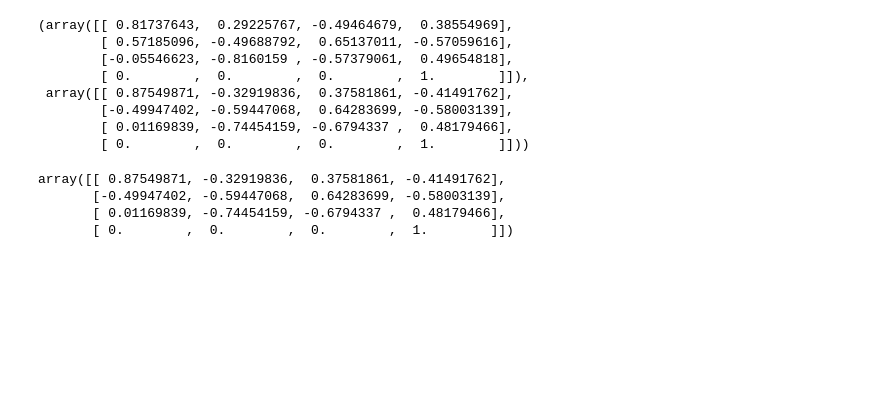
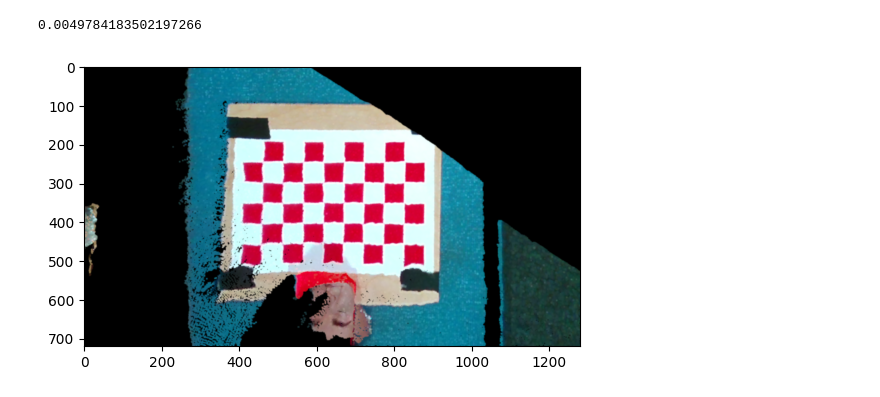
Before and after one commit to Image-X-Institute/SpyGRT, a Jupyter notebook: Dev_test/DualCamera_Testing.ipynb, the cells around one changed output. Saved outputs shown, nothing was run; the diff lists cells and outputs as text; code cells hidden in the pictures; blank space fills up the shorter version.

```diff
--- a/Dev_test/DualCamera_Testing.ipynb
+++ b/Dev_test/DualCamera_Testing.ipynb
@@ -54,0 +77,2 @@ calibs[1].align_to_board(cal2 = calibs[0])
+# %%
+d.load_calibration(calfile)
@@ -55,22 +88,3 @@ calibs[1].align_to_board(cal2 = calibs[0])
 # %%
 for cal in calibs:
     cal.write_cal()
-# %%
-d.load_calibration()
-# %% [output]
-(array([[ 0.81737643,  0.29225767, -0.49464679,  0.38554969],
-        [ 0.57185096, -0.49688792,  0.65137011, -0.57059616],
-        [-0.05546623, -0.8160159 , -0.57379061,  0.49654818],
-        [ 0.        ,  0.        ,  0.        ,  1.        ]]),
- array([[ 0.87549871, -0.32919836,  0.37581861, -0.41491762],
-        [-0.49947402, -0.59447068,  0.64283699, -0.58003139],
-        [ 0.01169839, -0.74454159, -0.6794337 ,  0.48179466],
-        [ 0.        ,  0.        ,  0.        ,  1.        ]]))
-# %%
-d.stream1.load_calibration()
-d.stream2.load_calibration()
-# %% [output]
-array([[ 0.87549871, -0.32919836,  0.37581861, -0.41491762],
-       [-0.49947402, -0.59447068,  0.64283699, -0.58003139],
-       [ 0.01169839, -0.74454159, -0.6794337 ,  0.48179466],
-       [ 0.        ,  0.        ,  0.        ,  1.        ]])
@@ -78,0 +91,16 @@ pcd = d.compute_pcd()
+# %%
+d.stream1._pose = calibs[0].pose.cpu().numpy()
+d.stream2._pose = calibs[1].pose.cpu().numpy()
+# %%
+
+ext = o3d.core.Tensor(np.identity(4), dtype=o3d.core.Dtype.Float64, device=d.stream1.pcd.device)
+ext[2][3] = 0.75
+#ext[1][1] = -1
+a1 = time.time()
+rgbd = d.stream2.compute_pcd().project_to_rgbd_image(1280,720,d.stream1.intrinsics,ext)
+print(time.time()-a1)
+plt.imshow(rgbd.color.dilate(4).to_legacy(),interpolation='gaussian')
+plt.show()
+# %% [output]
+0.0049784183502197266
+[figure, added]
```
Also changed, not shown: parts of 21 cells of this notebook, 4 other files.
